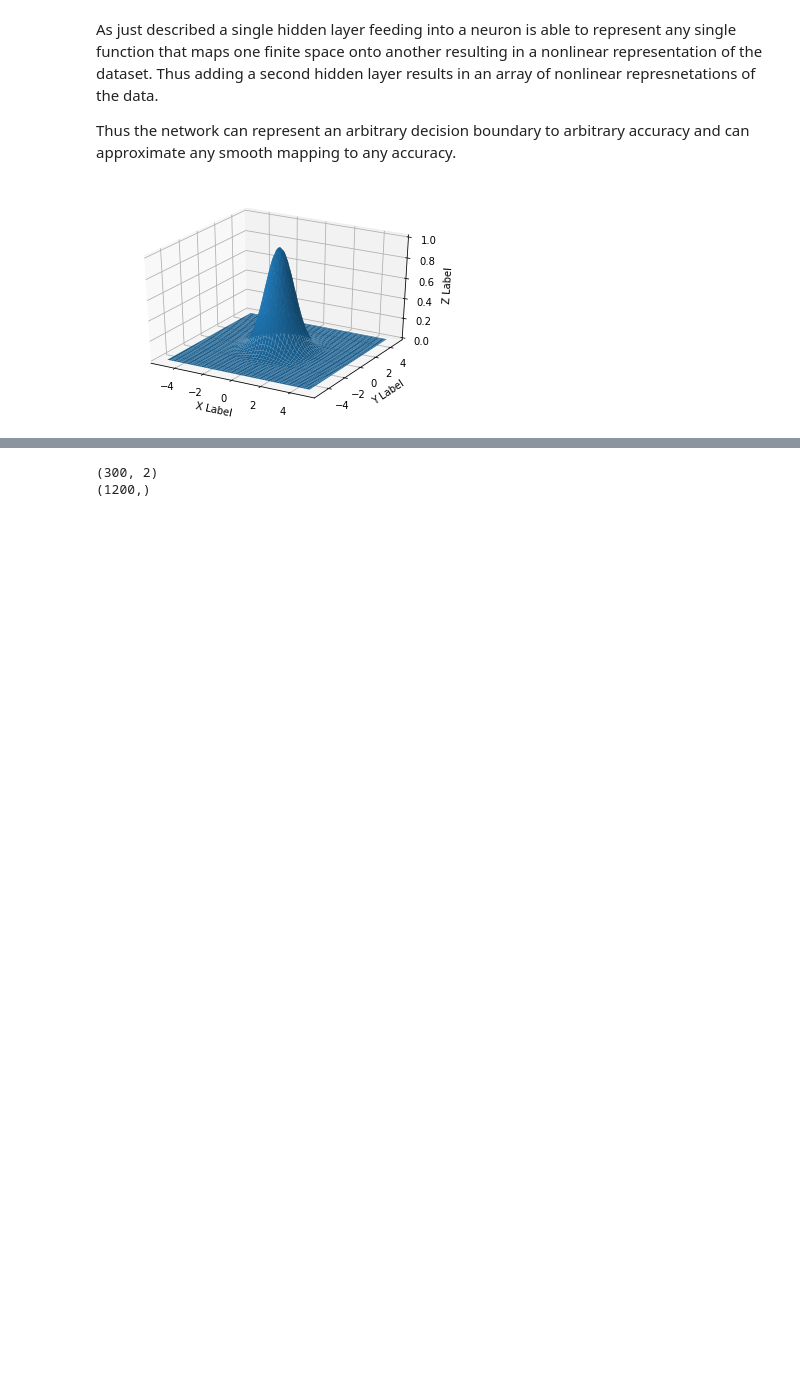
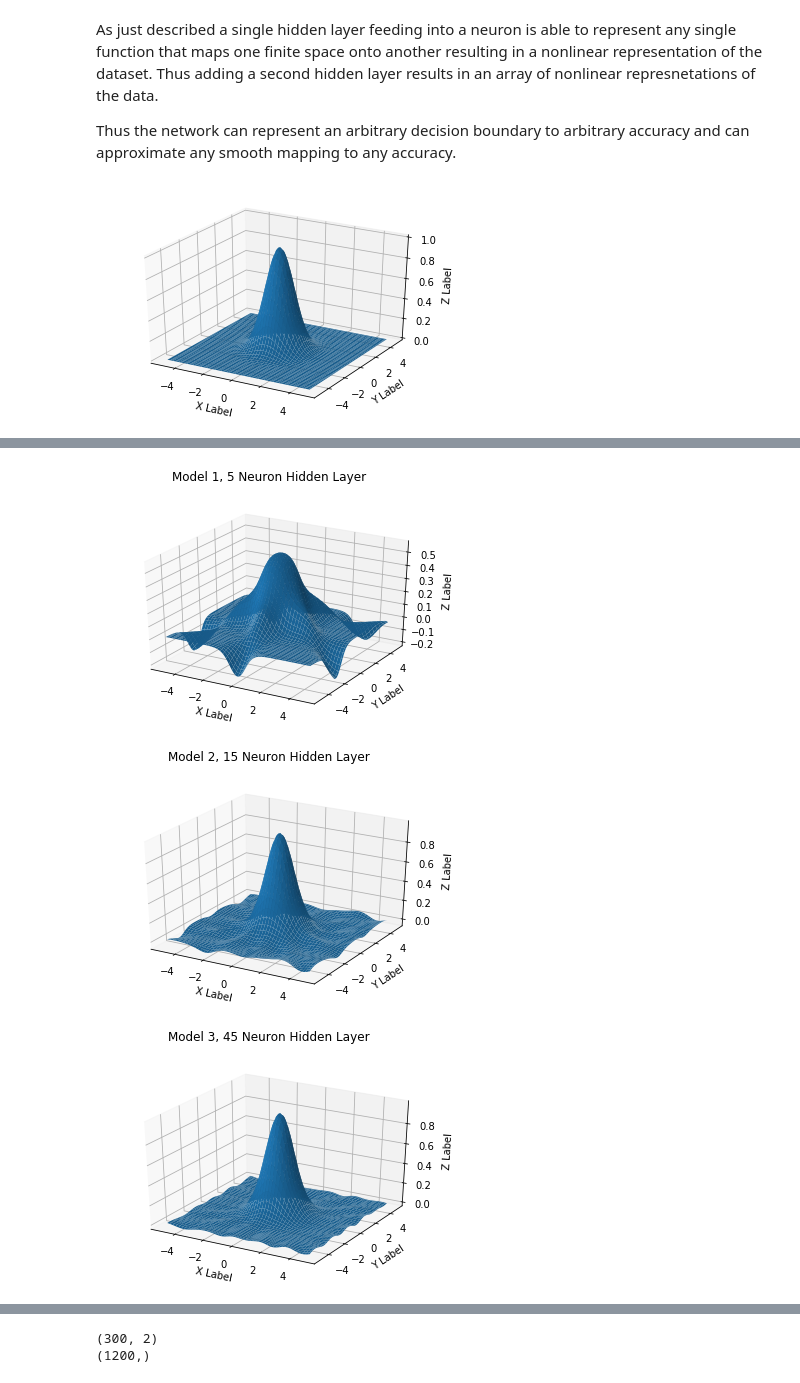
Before and after one commit to vais-ral/CCPi-ML, a Jupyter notebook: Jupyter_Notebooks/Keras_101_3_Layer_Number.ipynb, the cells around one changed output, grey strips where cells are left out. Cells and saved outputs as stored; diff of their text form; code cells hidden in the pictures; blank space fills up the shorter version.

```diff
--- a/Jupyter_Notebooks/Keras_101_3_Layer_Number.ipynb
+++ b/Jupyter_Notebooks/Keras_101_3_Layer_Number.ipynb
@@ -118,2 +171,13 @@ plotGaussian(labels,-5.0,5.0,-5.0,5.0,100,100)
+# %%
+z = model1.predict(features)
+plotGaussian(z,-5.0,5.0,-5.0,5.0,100,100,"Model 1, 5 Neuron Hidden Layer")
+z = model2.predict(features)
+plotGaussian(z,-5.0,5.0,-5.0,5.0,100,100,"Model 2, 15 Neuron Hidden Layer")
+z = model3.predict(features)
+plotGaussian(z,-5.0,5.0,-5.0,5.0,100,100,"Model 3, 45 Neuron Hidden Layer")
+# %% [output]
+[figure, added]
+[figure, added]
+[figure, added]
 # %%
 layers = []
```
Also changed, not shown: parts of 15 cells of this notebook, 1 other file.
